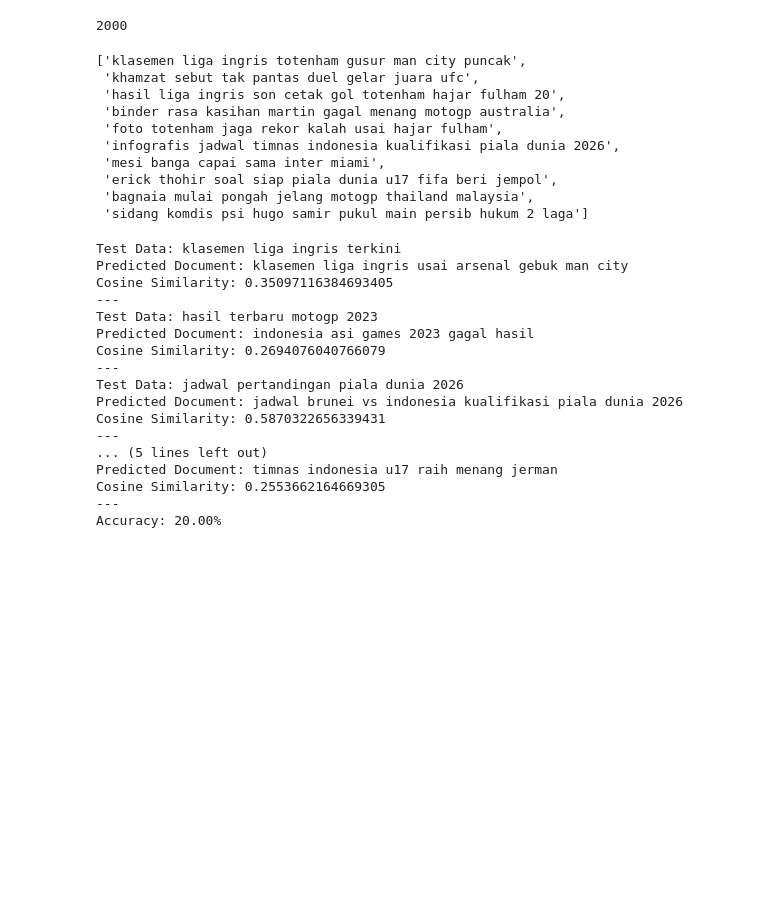
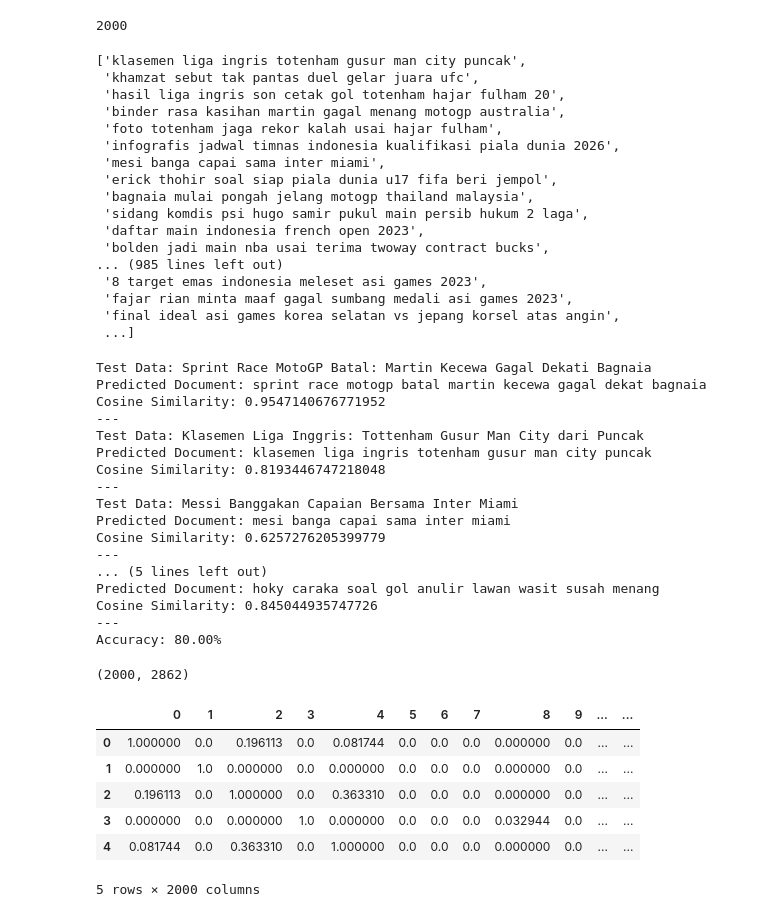
Before and after one commit to emkr-13/Prak_NLP, a Jupyter notebook: UAS/UAS.ipynb, the cells around one changed output. Saved outputs shown, nothing was run; the diff lists cells and outputs as text; code cells hidden in the pictures; blank space fills up the shorter version.

```diff
--- a/UAS/UAS.ipynb
+++ b/UAS/UAS.ipynb
@@ -131,7 +131,7 @@ len(norm_corpus)
 # %% [output]
 2000
 # %%
-norm_corpus[0:10]
+norm_corpus
 # %% [output]
 ['klasemen liga ingris totenham gusur man city puncak',
  'khamzat sebut tak pantas duel gelar juara ufc',
@@ -142,4 +142,11 @@ norm_corpus[0:10]
  'mesi banga capai sama inter miami',
  'erick thohir soal siap piala dunia u17 fifa beri jempol',
  'bagnaia mulai pongah jelang motogp thailand malaysia',
- 'sidang komdis psi hugo samir pukul main persib hukum 2 laga']
+ 'sidang komdis psi hugo samir pukul main persib hukum 2 laga',
+ 'daftar main indonesia french open 2023',
+ 'bolden jadi main nba usai terima twoway contract bucks',
+... (985 lines left out)
+ '8 target emas indonesia meleset asi games 2023',
+ 'fajar rian minta maaf gagal sumbang medali asi games 2023',
+ 'final ideal asi games korea selatan vs jepang korsel atas angin',
+ ...]
@@ -156,7 +163,7 @@ from sklearn.feature_extraction.text import TfidfVectorizer
 from sklearn.metrics.pairwise import cosine_similarity
 
 # Menggunakan TfidfVectorizer untuk mengonversi teks menjadi vektor TF-IDF
-vectorizer = TfidfVectorizer()
+vectorizer = TfidfVectorizer(ngram_range=(1, 2), min_df=2)
 tfidf_matrix = vectorizer.fit_transform(norm_corpus + test_data)
 
 # Menghitung cosine similarity antara dokumen dalam norm_corpus dan data uji
@@ -169,7 +176,7 @@ for i in range(len(test_data)):
     print(f'Predicted Document: {norm_corpus[predicted_index]}')
     print(f'Cosine Similarity: {cosine_similarities[i][predicted_index]}')
     print('---')
-    if cosine_similarities[i][predicted_index] >= 0.5:
+    if cosine_similarities[i][predicted_index] >= 0.7:
         correct_predictions+=1
 
 
@@ -178,20 +185,40 @@ for i in range(len(test_data)):
 accuracy = correct_predictions / len(test_data)
 print(f'Accuracy: {accuracy * 100:.2f}%')
 # %% [output]
-Test Data: klasemen liga ingris terkini
-Predicted Document: klasemen liga ingris usai arsenal gebuk man city
-Cosine Similarity: 0.35097116384693405
+Test Data: Sprint Race MotoGP Batal: Martin Kecewa Gagal Dekati Bagnaia
+Predicted Document: sprint race motogp batal martin kecewa gagal dekat bagnaia
+Cosine Similarity: 0.9547140676771952
 ---
-Test Data: hasil terbaru motogp 2023
-Predicted Document: indonesia asi games 2023 gagal hasil
-Cosine Similarity: 0.2694076040766079
+Test Data: Klasemen Liga Inggris: Tottenham Gusur Man City dari Puncak
+Predicted Document: klasemen liga ingris totenham gusur man city puncak
+Cosine Similarity: 0.8193446747218048
 ---
-Test Data: jadwal pertandingan piala dunia 2026
-Predicted Document: jadwal brunei vs indonesia kualifikasi piala dunia 2026
-Cosine Similarity: 0.5870322656339431
+Test Data: Messi Banggakan Capaian Bersama Inter Miami
+Predicted Document: mesi banga capai sama inter miami
+Cosine Similarity: 0.6257276205399779
 ---
 ... (5 lines left out)
-Predicted Document: timnas indonesia u17 raih menang jerman
-Cosine Similarity: 0.2553662164669305
+Predicted Document: hoky caraka soal gol anulir lawan wasit susah menang
+Cosine Similarity: 0.845044935747726
 ---
-Accuracy: 20.00%
+Accuracy: 80.00%
+# %%
+from sklearn.feature_extraction.text import TfidfVectorizer
+tf = TfidfVectorizer(ngram_range=(1, 2), min_df=2)
+tfidf_matrix = tf.fit_transform(norm_corpus)
+tfidf_matrix.shape
+# %% [output]
+(2000, 2862)
+# %%
+from sklearn.metrics.pairwise import cosine_similarity
+doc_sim = cosine_similarity(tfidf_matrix)
+doc_sim_df = pd.DataFrame(doc_sim)
+doc_sim_df.head()
+# %% [output]
+|  | 0 | 1 | 2 | 3 | 4 | 5 | 6 | 7 | 8 | 9 | ... | ... |
+| 0 | 1.000000 | 0.0 | 0.196113 | 0.0 | 0.081744 | 0.0 | 0.0 | 0.0 | 0.000000 | 0.0 | ... | ... |
+| 1 | 0.000000 | 1.0 | 0.000000 | 0.0 | 0.000000 | 0.0 | 0.0 | 0.0 | 0.000000 | 0.0 | ... | ... |
+| 2 | 0.196113 | 0.0 | 1.000000 | 0.0 | 0.363310 | 0.0 | 0.0 | 0.0 | 0.000000 | 0.0 | ... | ... |
+| 3 | 0.000000 | 0.0 | 0.000000 | 1.0 | 0.000000 | 0.0 | 0.0 | 0.0 | 0.032944 | 0.0 | ... | ... |
+| 4 | 0.081744 | 0.0 | 0.363310 | 0.0 | 1.000000 | 0.0 | 0.0 | 0.0 | 0.000000 | 0.0 | ... | ... |
+5 rows × 2000 columns
```
Also changed, not shown: parts of 10 cells of this notebook, 2 other files.
